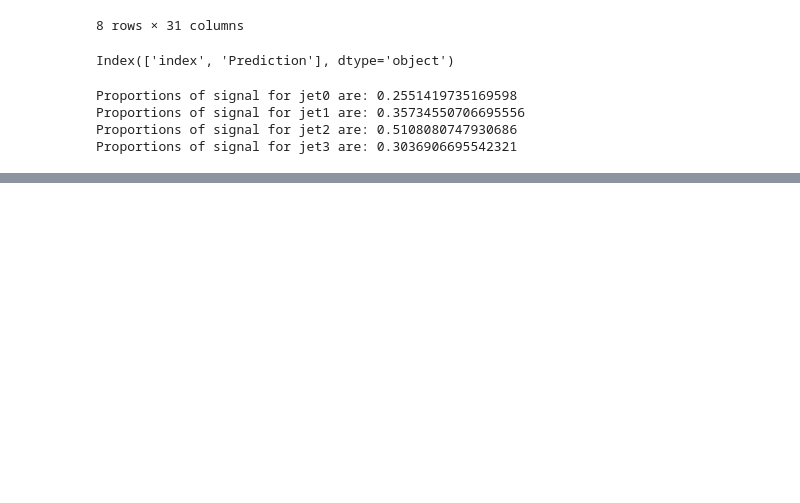
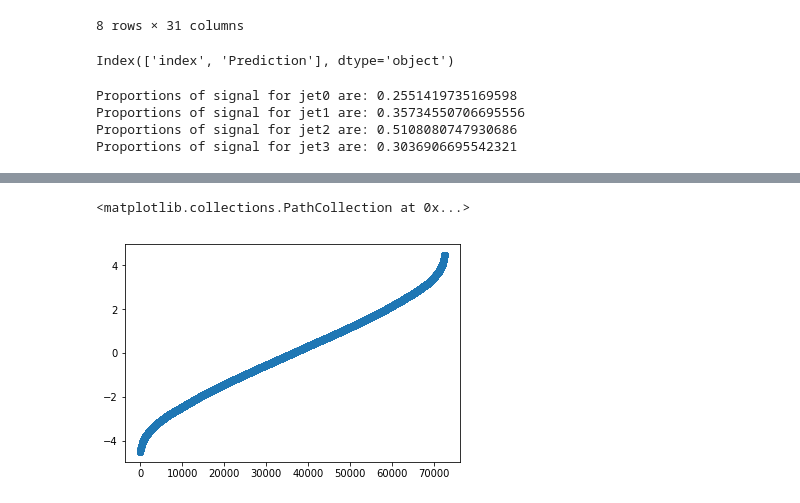
Before and after one commit to LucaZampieri/LMO_ML, a Jupyter notebook: project1/data_processing.ipynb, the cells around one changed output, grey strips where cells are left out. Saved outputs shown, nothing was run; the diff lists cells and outputs as text; code cells hidden in the pictures; blank space fills up the shorter version.

Commit message:
data_processing completed with plotting multigraphs

```diff
--- a/project1/data_processing.ipynb
+++ b/project1/data_processing.ipynb
@@ -195,0 +206,5 @@ txx[txx == -999] = 'nan' # or use np.nan
+# %%
+plt.scatter(train['index'],train.sort_values(['PRI_jet_subleading_eta']).PRI_jet_subleading_eta)
+# %% [output]
+<matplotlib.collections.PathCollection at 0x...>
+[figure, added]
```
Also changed, not shown: parts of 19 cells of this notebook.
